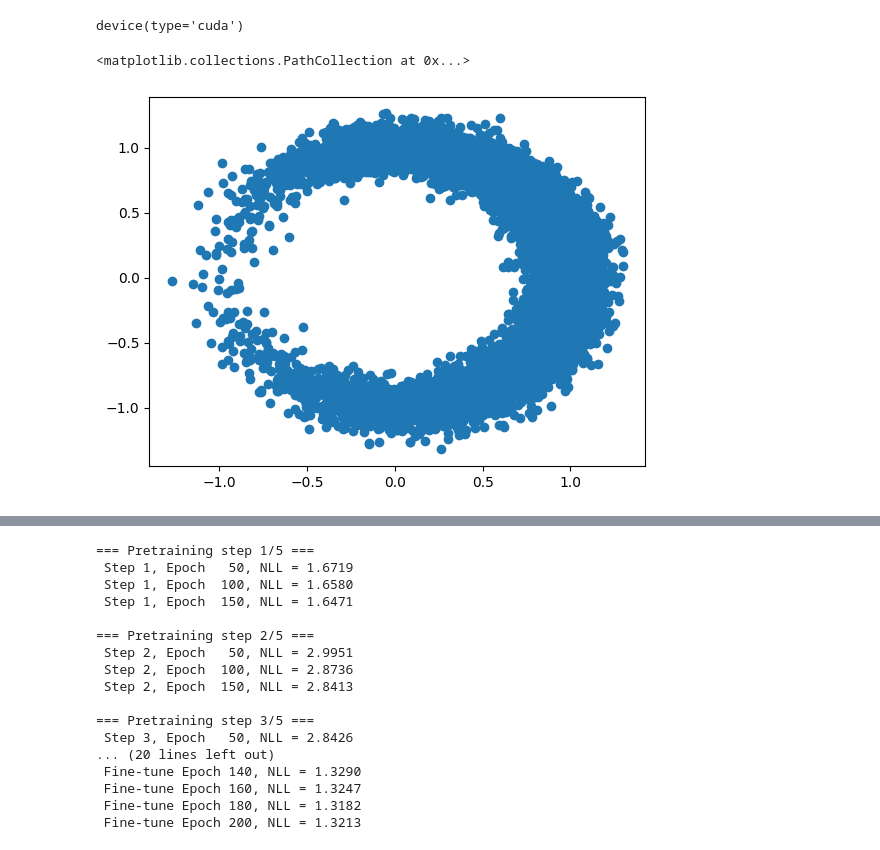
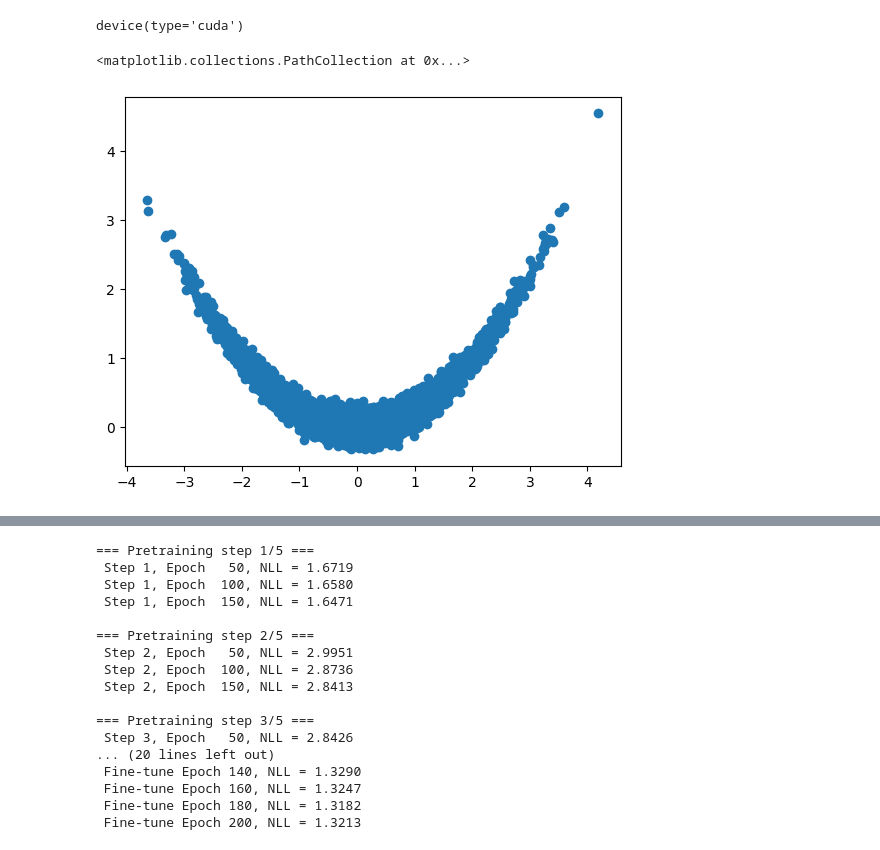
Before and after one commit to echen347/polymath25-ML, a Jupyter notebook: Untitled23.ipynb, the cells around one changed output, grey strips where cells are left out. Cells and saved outputs as stored; diff of their text form; code cells hidden in the pictures.

```diff
--- a/Untitled23.ipynb
+++ b/Untitled23.ipynb
@@ -134,12 +134,19 @@ def inverse_flow(model, z, betas):
     for beta in reversed(betas):
         z = z - beta * grad_F(model, z)
     return z
-# %%
-X = sample_exact(10_000)
-plt.scatter(X[:,0], X[:,1])
-# %% [output]
-<matplotlib.collections.PathCollection at 0x...>
-[figure, removed]
+# %%
+def sample_banana(n_samples=10000, sigma=1.0, noise=0.1):
+    u = np.random.normal(0, sigma, size=n_samples)
+    x1 = u
+    x2 = (u**2)/4 + np.random.normal(0, noise, size=n_samples)
+    return np.stack([x1, x2], axis=1)
+
+# Sample data
+X = sample_banana()
+plt.scatter(X[:,0], X[:,1])
+# %% [output]
+<matplotlib.collections.PathCollection at 0x...>
+[figure, added]
 # %%
 from torch.utils.data import DataLoader, TensorDataset
 
```
Also changed, not shown: parts of 2 cells of this notebook.
